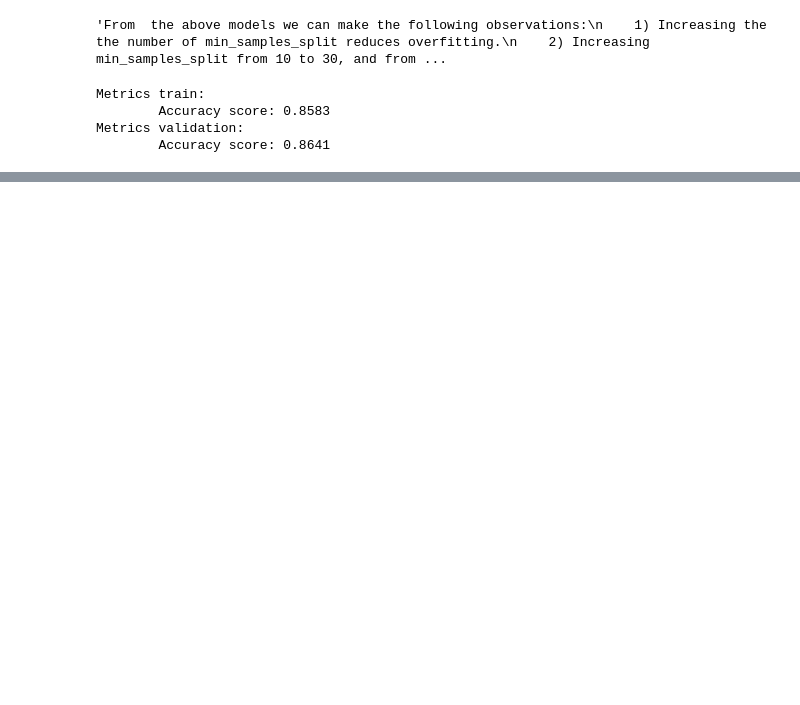
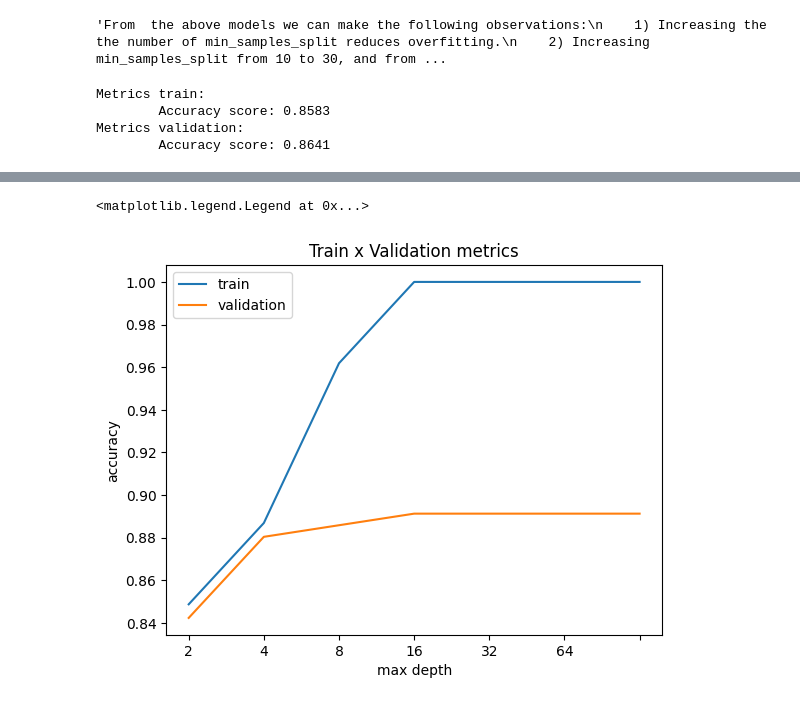
Before and after one commit to Arnav6508/Cardiovascular-Disease-Prediction, a Jupyter notebook: cardiovascular-disease-prediction.ipynb, the cells around one changed output, grey strips where cells are left out. Saved outputs shown, nothing was run; the diff lists cells and outputs as text; code cells hidden in the pictures; blank space fills up the shorter version.

```diff
--- a/cardiovascular-disease-prediction.ipynb
+++ b/cardiovascular-disease-prediction.ipynb
@@ -156,0 +194,23 @@ Metrics validation:
+# %%
+max_depth_list = [2, 4, 8, 16, 32, 64, None]
+accuracy_list_train = []
+accuracy_list_val = []
+for max_depth in max_depth_list:
+    model = RandomForestClassifier(max_depth=max_depth,
+                                   random_state=RANDOM_STATE).fit(X_train,y_train)
+    predicted_train = model.predict(X_train)
+    predicted_val = model.predict(X_val)
+    accuracy_train = accuracy_score(predicted_train,y_train)
+    accuracy_val = accuracy_score(predicted_val,y_val)
+    accuracy_list_train.append(accuracy_train)
+    accuracy_list_val.append(accuracy_val)
+plt.title('Train x Validation metrics')
+plt.xlabel('max depth')
+plt.ylabel('accuracy')
+plt.xticks(ticks = range(len(max_depth_list)), labels = max_depth_list)
+plt.plot(accuracy_list_train)
+plt.plot(accuracy_list_val)
+plt.legend(['train','validation'])
+# %% [output]
+<matplotlib.legend.Legend at 0x...>
+[figure, added]
```
Also changed, not shown: parts of 14 cells of this notebook.
